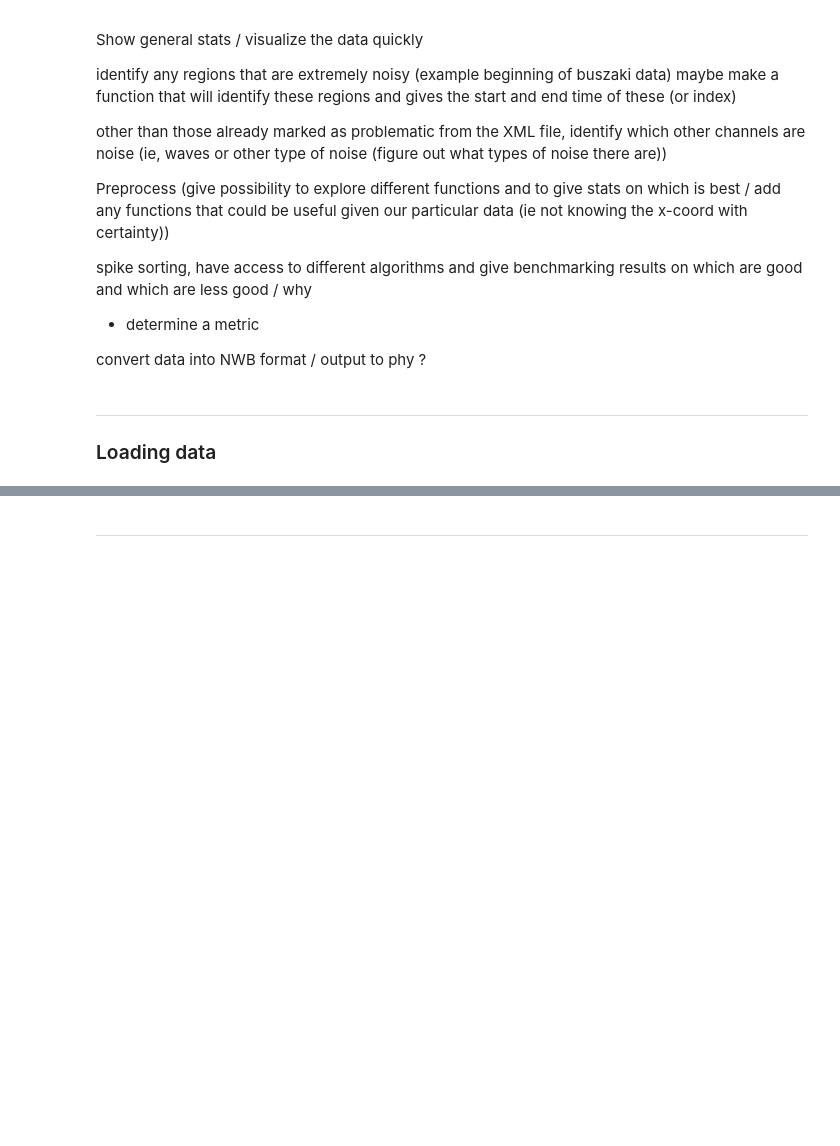
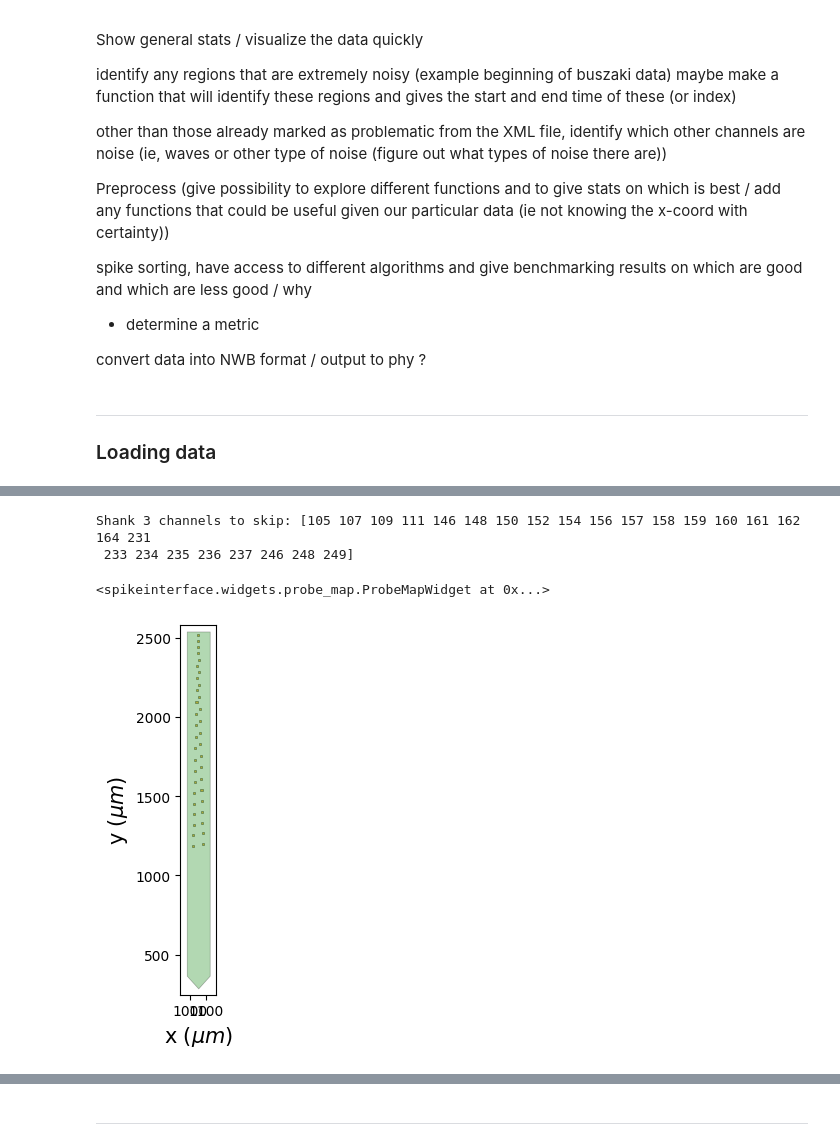
Before and after one commit to BruneBettler/SpikeExplore, a Jupyter notebook: dataExploration.ipynb, the cells around one changed output, grey strips where cells are left out. Cells and saved outputs as stored; diff of their text form; code cells hidden in the pictures; blank space fills up the shorter version.

```diff
--- a/dataExploration.ipynb
+++ b/dataExploration.ipynb
@@ -181 +126,15 @@ print(f"orange: {trace_ids[[22]]}")
+# %%
+# STEP 1: remove channels already identified as bad in the xml file
+shank3_skipped_channels = np.intersect1d(shank3_channel_ids, skippedChannels)
+print(f"Shank 3 channels to skip: {shank3_skipped_channels}")
+
+
+clean_recording = shank3_recording.remove_channels(shank3_skipped_channels)
+clean_channel_ids = clean_recording.get_channel_ids()
+sw.plot_probe_map(clean_recording)
+# %% [output]
+Shank 3 channels to skip: [105 107 109 111 146 148 150 152 154 156 157 158 159 160 161 162 164 231
+ 233 234 235 236 237 246 248 249]
+<spikeinterface.widgets.probe_map.ProbeMapWidget at 0x...>
+[figure, added]
 # %%
```
Also changed, not shown: parts of 39 cells of this notebook, 1 other file.
